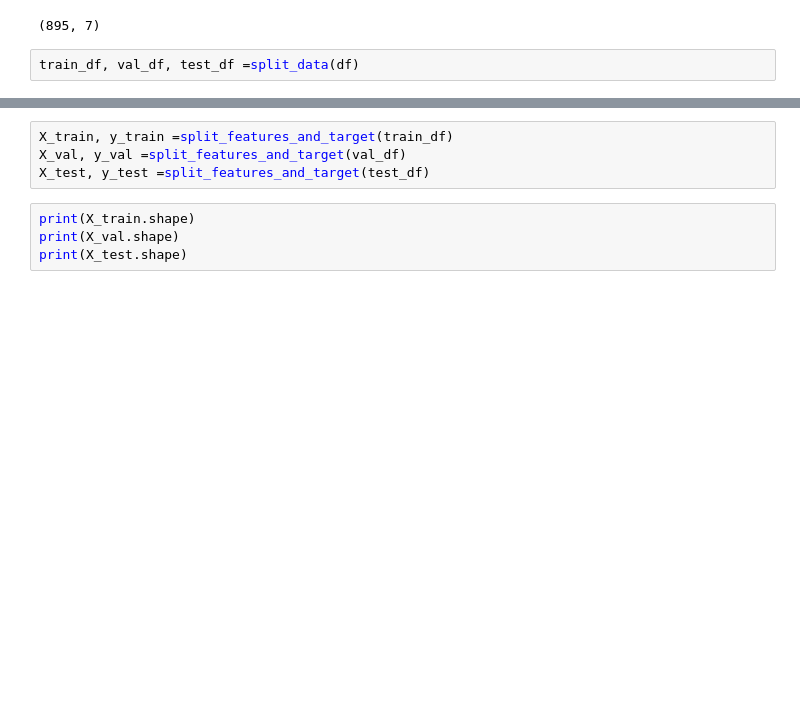
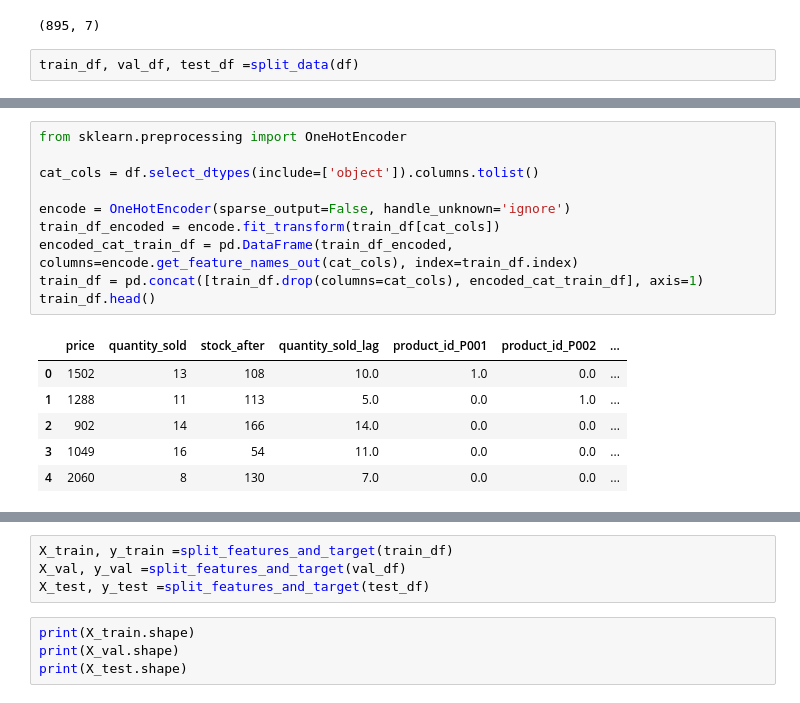
Before and after one commit to IssaMuiz/StockSense, a Jupyter notebook: notebooks/test_preprocessing.ipynb, the cells around one changed output, grey strips where cells are left out. Saved outputs shown, nothing was run; the diff lists cells and outputs as text; blank space fills up the shorter version.

```diff
--- a/notebooks/test_preprocessing.ipynb
+++ b/notebooks/test_preprocessing.ipynb
@@ -189,0 +213,17 @@ dtype: object
+# %%
+from sklearn.preprocessing import OneHotEncoder
+
+cat_cols = df.select_dtypes(include=['object']).columns.tolist()
+
+encode = OneHotEncoder(sparse_output=False, handle_unknown='ignore')
+train_df_encoded = encode.fit_transform(train_df[cat_cols])
+encoded_cat_train_df = pd.DataFrame(train_df_encoded, columns=encode.get_feature_names_out(cat_cols), index=train_df.index)
+train_df = pd.concat([train_df.drop(columns=cat_cols), encoded_cat_train_df], axis=1)
+train_df.head()
+# %% [output]
+|  | price | quantity_sold | stock_after | quantity_sold_lag | product_id_P001 | product_id_P002 | ... |
+| 0 | 1502 | 13 | 108 | 10.0 | 1.0 | 0.0 | ... |
+| 1 | 1288 | 11 | 113 | 5.0 | 0.0 | 1.0 | ... |
+| 2 | 902 | 14 | 166 | 14.0 | 0.0 | 0.0 | ... |
+| 3 | 1049 | 16 | 54 | 11.0 | 0.0 | 0.0 | ... |
+| 4 | 2060 | 8 | 130 | 7.0 | 0.0 | 0.0 | ... |
```
Also changed, not shown: parts of 10 cells of this notebook, 4 other files.
